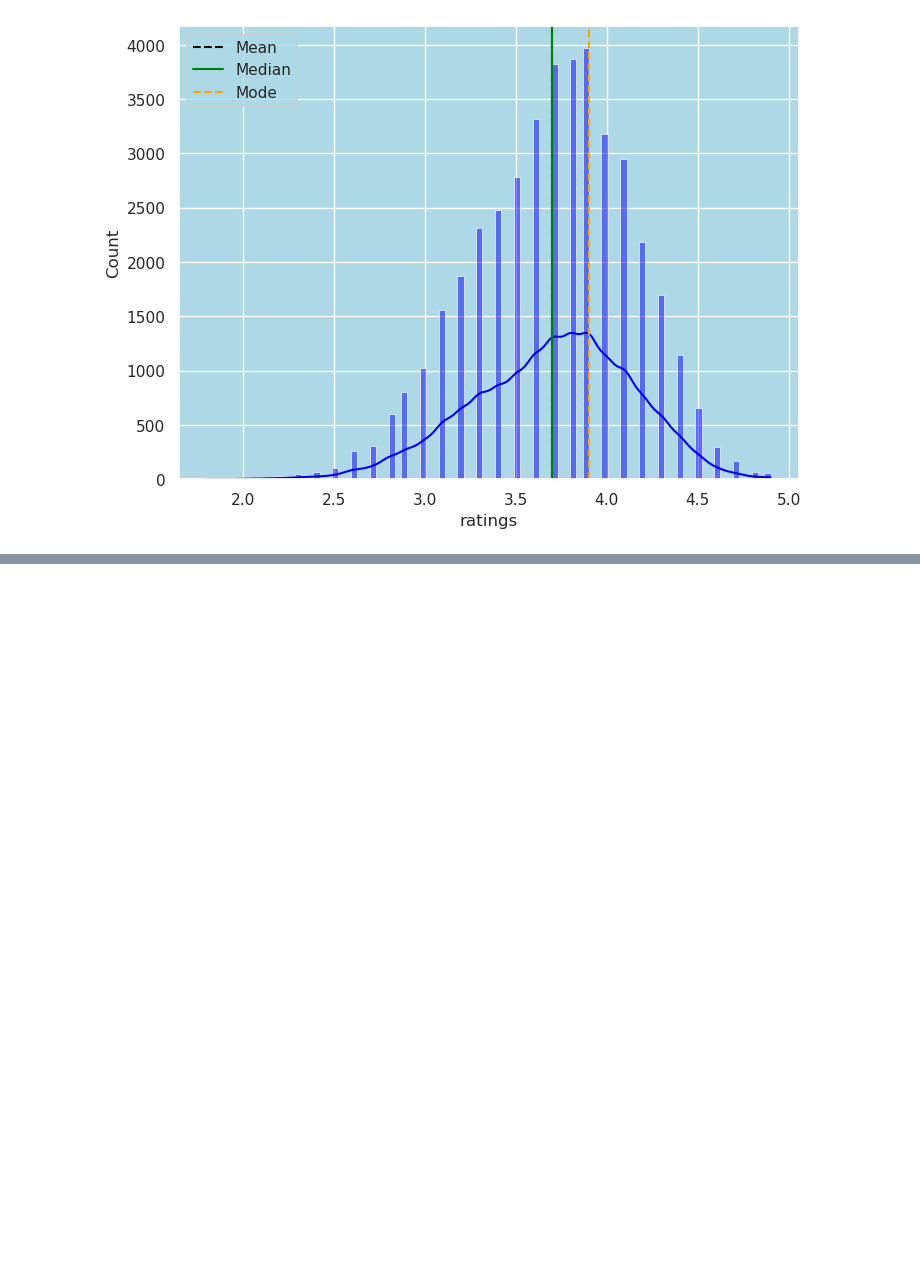
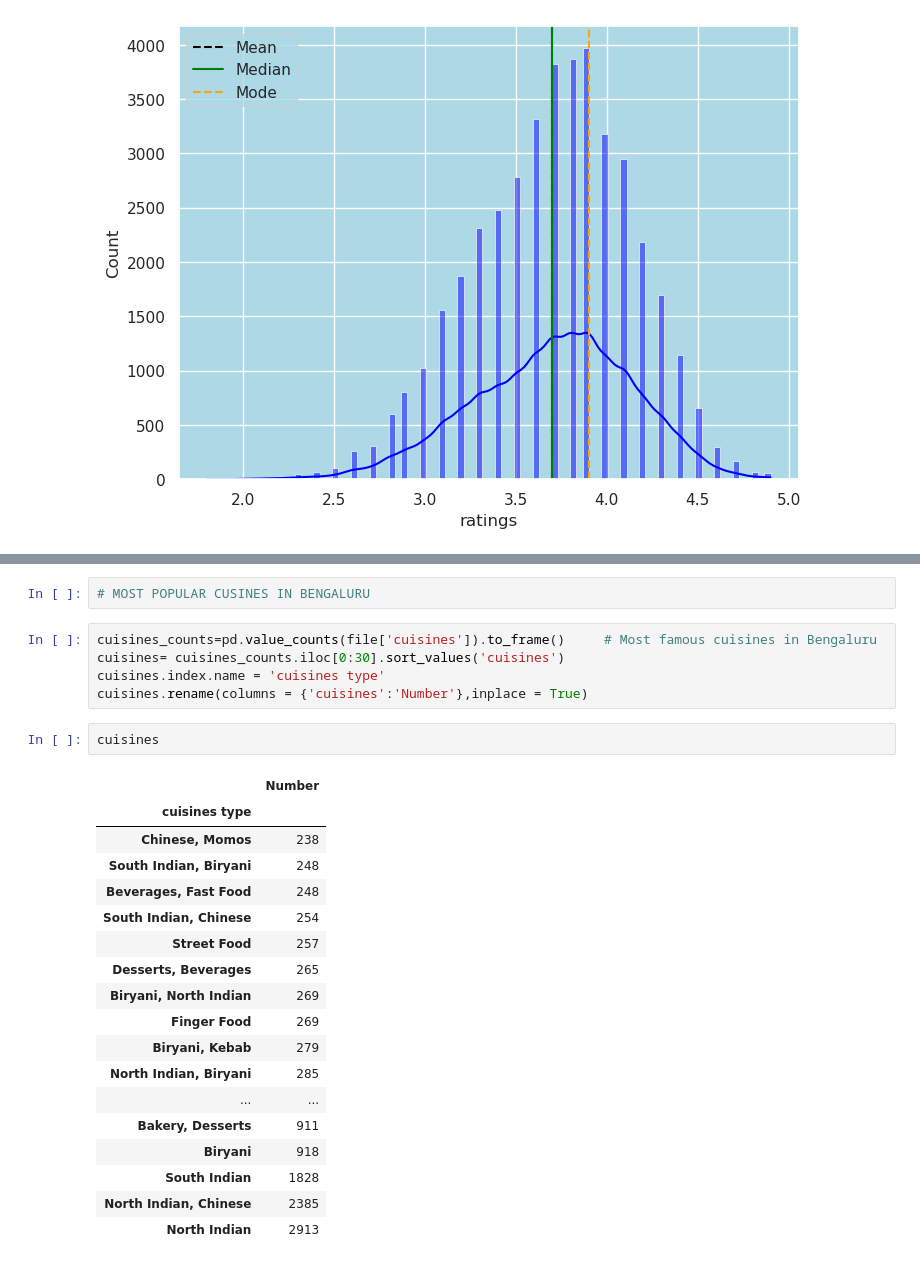
Before and after one commit to harshlohani/zomato-analysis, a Jupyter notebook: zomato_bengaluru.ipynb, the cells around one changed output, grey strips where cells are left out. Cells and saved outputs as stored; diff of their text form; blank space fills up the shorter version.

```diff
--- a/zomato_bengaluru.ipynb
+++ b/zomato_bengaluru.ipynb
@@ -271,0 +271,28 @@ Text(0.5, 0, 'Count')
+# %%
+# MOST POPULAR CUSINES IN BENGALURU
+# %%
+cuisines_counts=pd.value_counts(file['cuisines']).to_frame()     # Most famous cuisines in Bengaluru
+cuisines= cuisines_counts.iloc[0:30].sort_values('cuisines')
+cuisines.index.name = 'cuisines type'
+cuisines.rename(columns = {'cuisines':'Number'},inplace = True)
+# %%
+cuisines
+# %% [output]
+|  | Number |
+| cuisines type |  |
+| Chinese, Momos | 238 |
+| South Indian, Biryani | 248 |
+| Beverages, Fast Food | 248 |
+| South Indian, Chinese | 254 |
+| Street Food | 257 |
+| Desserts, Beverages | 265 |
+| Biryani, North Indian | 269 |
+| Finger Food | 269 |
+| Biryani, Kebab | 279 |
+| North Indian, Biryani | 285 |
+| ... | ... |
+| Bakery, Desserts | 911 |
+| Biryani | 918 |
+| South Indian | 1828 |
+| North Indian, Chinese | 2385 |
+| North Indian | 2913 |
```
Also changed, not shown: parts of 23 cells of this notebook.
